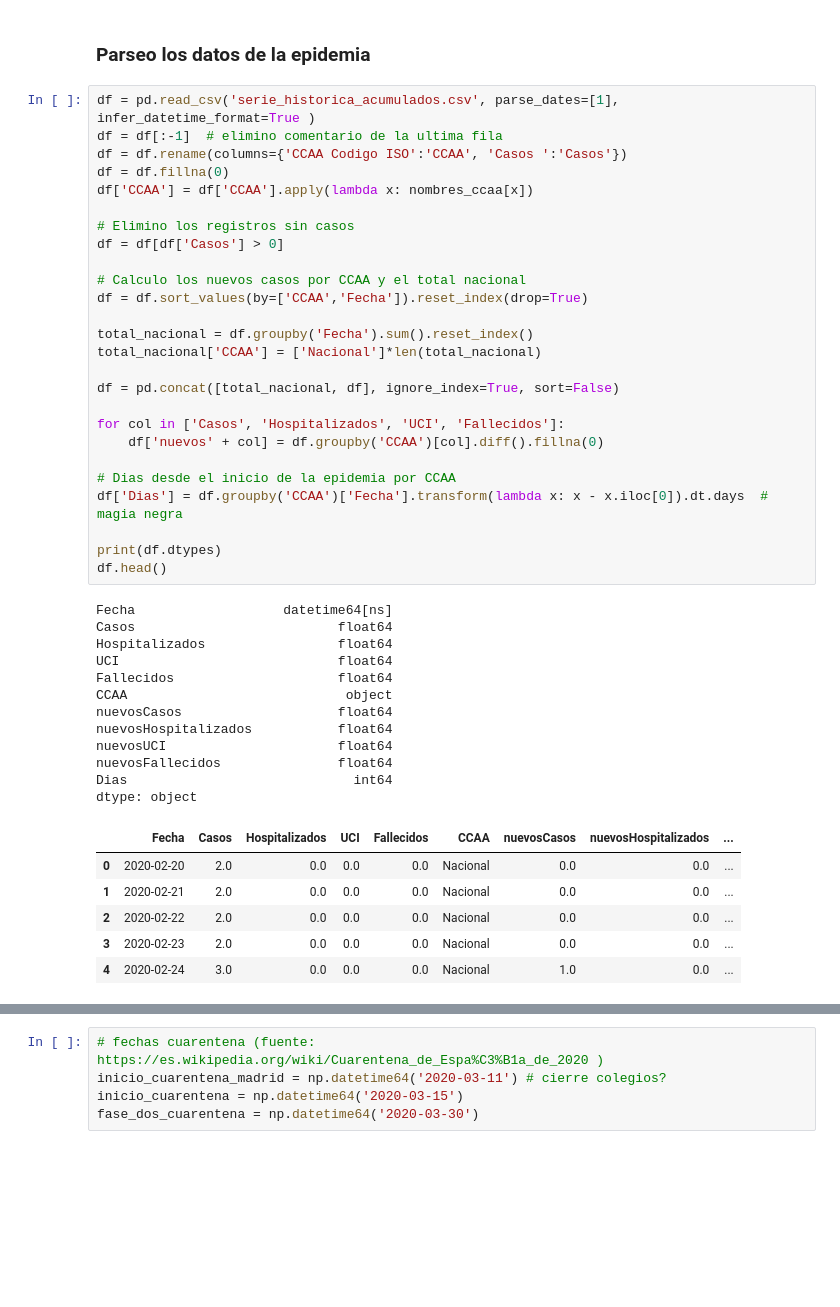
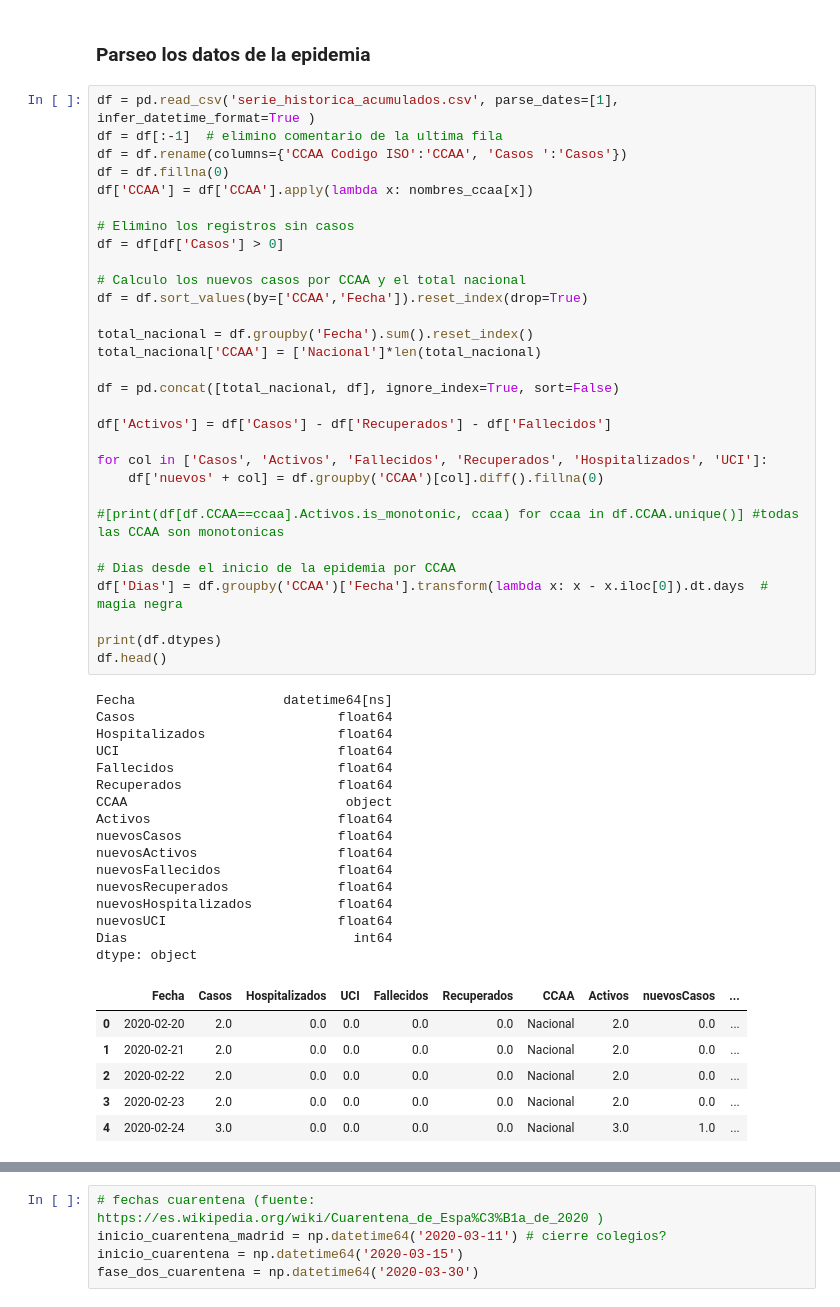
Before and after one commit to manu-jimenez/covid19-manu, a Jupyter notebook: covid19-manu.ipynb, the cells around one changed output, grey strips where cells are left out. Saved outputs shown, nothing was run; the diff lists cells and outputs as text; blank space fills up the shorter version.

```diff
--- a/covid19-manu.ipynb
+++ b/covid19-manu.ipynb
@@ -90,38 +90,46 @@ df['CCAA'] = df['CCAA'].apply(lambda x: nombres_ccaa[x])
 # Elimino los registros sin casos
 df = df[df['Casos'] > 0]
 
 # Calculo los nuevos casos por CCAA y el total nacional
 df = df.sort_values(by=['CCAA','Fecha']).reset_index(drop=True)
 
 total_nacional = df.groupby('Fecha').sum().reset_index()
 total_nacional['CCAA'] = ['Nacional']*len(total_nacional)
 
 df = pd.concat([total_nacional, df], ignore_index=True, sort=False)
 
-for col in ['Casos', 'Hospitalizados', 'UCI', 'Fallecidos']:
+df['Activos'] = df['Casos'] - df['Recuperados'] - df['Fallecidos']
+
+for col in ['Casos', 'Activos', 'Fallecidos', 'Recuperados', 'Hospitalizados', 'UCI']:
     df['nuevos' + col] = df.groupby('CCAA')[col].diff().fillna(0)
+
+#[print(df[df.CCAA==ccaa].Activos.is_monotonic, ccaa) for ccaa in df.CCAA.unique()] #todas las CCAA son monotonicas
 
 # Dias desde el inicio de la epidemia por CCAA
 df['Dias'] = df.groupby('CCAA')['Fecha'].transform(lambda x: x - x.iloc[0]).dt.days  # magia negra
 
 print(df.dtypes)
 df.head()
 # %% [output]
 Fecha                   datetime64[ns]
 Casos                          float64
 Hospitalizados                 float64
 UCI                            float64
 Fallecidos                     float64
+Recuperados                    float64
 CCAA                            object
+Activos                        float64
 nuevosCasos                    float64
+nuevosActivos                  float64
+nuevosFallecidos               float64
+nuevosRecuperados              float64
 nuevosHospitalizados           float64
 nuevosUCI                      float64
-nuevosFallecidos               float64
 Dias                             int64
 dtype: object
-|  | Fecha | Casos | Hospitalizados | UCI | Fallecidos | CCAA | nuevosCasos | nuevosHospitalizados | ... |
-| 0 | 2020-02-20 | 2.0 | 0.0 | 0.0 | 0.0 | Nacional | 0.0 | 0.0 | ... |
-| 1 | 2020-02-21 | 2.0 | 0.0 | 0.0 | 0.0 | Nacional | 0.0 | 0.0 | ... |
-| 2 | 2020-02-22 | 2.0 | 0.0 | 0.0 | 0.0 | Nacional | 0.0 | 0.0 | ... |
-| 3 | 2020-02-23 | 2.0 | 0.0 | 0.0 | 0.0 | Nacional | 0.0 | 0.0 | ... |
-| 4 | 2020-02-24 | 3.0 | 0.0 | 0.0 | 0.0 | Nacional | 1.0 | 0.0 | ... |
+|  | Fecha | Casos | Hospitalizados | UCI | Fallecidos | Recuperados | CCAA | Activos | nuevosCasos | ... |
+| 0 | 2020-02-20 | 2.0 | 0.0 | 0.0 | 0.0 | 0.0 | Nacional | 2.0 | 0.0 | ... |
+| 1 | 2020-02-21 | 2.0 | 0.0 | 0.0 | 0.0 | 0.0 | Nacional | 2.0 | 0.0 | ... |
+| 2 | 2020-02-22 | 2.0 | 0.0 | 0.0 | 0.0 | 0.0 | Nacional | 2.0 | 0.0 | ... |
+| 3 | 2020-02-23 | 2.0 | 0.0 | 0.0 | 0.0 | 0.0 | Nacional | 2.0 | 0.0 | ... |
+| 4 | 2020-02-24 | 3.0 | 0.0 | 0.0 | 0.0 | 0.0 | Nacional | 3.0 | 1.0 | ... |
```
Also changed, not shown: parts of 6 cells of this notebook, 1 other file.
